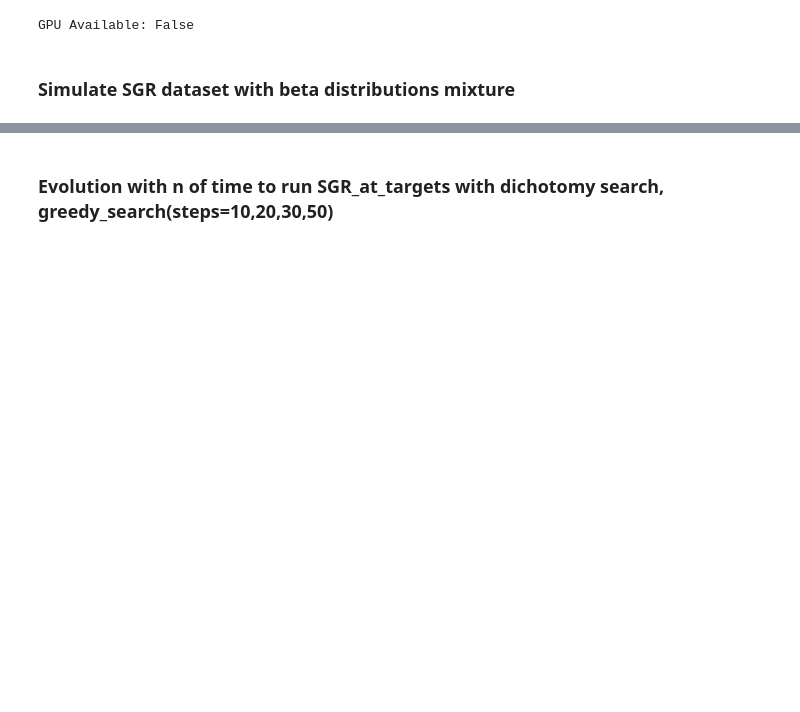
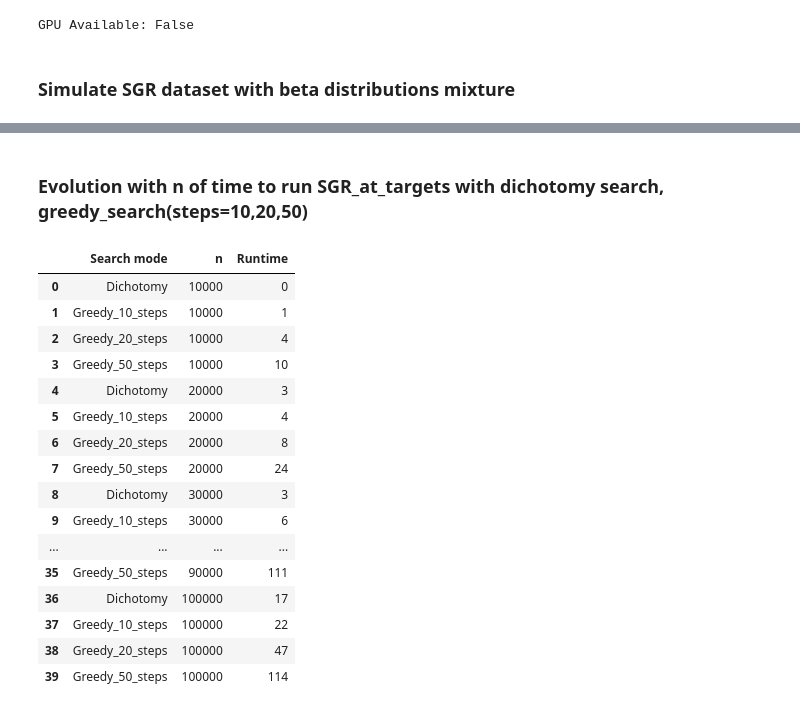
Before and after one commit to EmilienJemelen/selective-classification, a Jupyter notebook: other_ntbks/runtime_study.ipynb, the cells around one changed output, grey strips where cells are left out. Cells and saved outputs as stored; diff of their text form; code cells hidden in the pictures; blank space fills up the shorter version.

```diff
--- a/other_ntbks/runtime_study.ipynb
+++ b/other_ntbks/runtime_study.ipynb
@@ -73,2 +75,2 @@ plt.show()
 # %% [markdown]
-### Evolution with n of time to run SGR_at_targets with dichotomy search, greedy_search(steps=10,20,30,50)
+### Evolution with n of time to run SGR_at_targets with dichotomy search, greedy_search(steps=10,20,50)
@@ -74,0 +94,21 @@ plt.show()
+# %%
+times = pd.DataFrame(dicos)
+times
+# %% [output]
+|  | Search mode | n | Runtime |
+| 0 | Dichotomy | 10000 | 0 |
+| 1 | Greedy_10_steps | 10000 | 1 |
+| 2 | Greedy_20_steps | 10000 | 4 |
+| 3 | Greedy_50_steps | 10000 | 10 |
+| 4 | Dichotomy | 20000 | 3 |
+| 5 | Greedy_10_steps | 20000 | 4 |
+| 6 | Greedy_20_steps | 20000 | 8 |
+| 7 | Greedy_50_steps | 20000 | 24 |
+| 8 | Dichotomy | 30000 | 3 |
+| 9 | Greedy_10_steps | 30000 | 6 |
+| ... | ... | ... | ... |
+| 35 | Greedy_50_steps | 90000 | 111 |
+| 36 | Dichotomy | 100000 | 17 |
+| 37 | Greedy_10_steps | 100000 | 22 |
+| 38 | Greedy_20_steps | 100000 | 47 |
+| 39 | Greedy_50_steps | 100000 | 114 |
```
Also changed, not shown: parts of 6 cells of this notebook, 4 other files.
